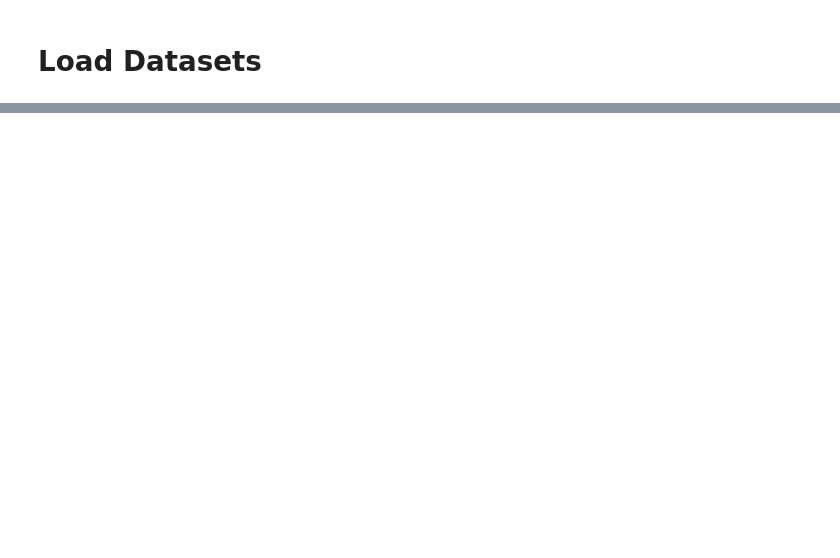
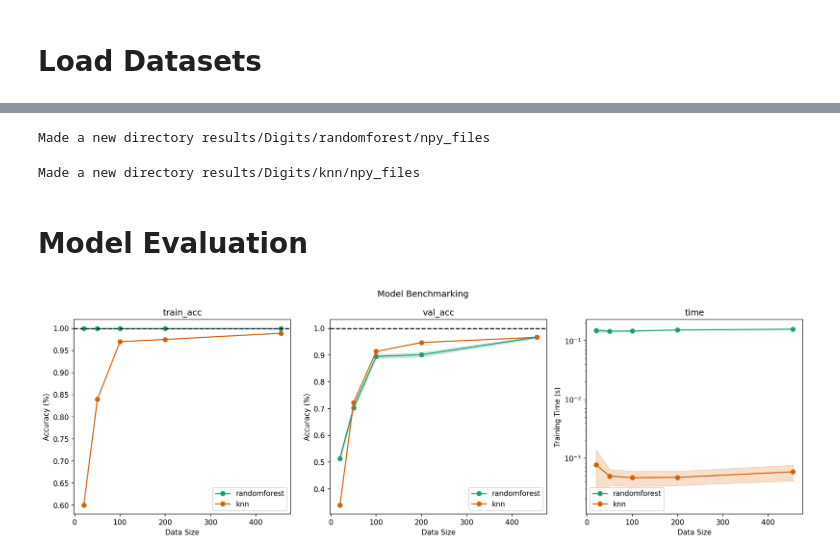
Before and after one commit to samlayton99/ML_and_Optimizaiton, a Jupyter notebook: MCMC nearest neighbor/Benchmark Tests/digits.ipynb, the cells around one changed output, grey strips where cells are left out. Drawn from its saved outputs; the diff is of its cells as text; code cells hidden in the pictures; blank space fills up the shorter version.

Commit message:
benchmarking and training on small digits dataset

```diff
--- a/MCMC nearest neighbor/Benchmark Tests/digits.ipynb
+++ b/MCMC nearest neighbor/Benchmark Tests/digits.ipynb
@@ -45,3 +45,12 @@ test_data = datasets.FashionMNIST(
     download=True,
     transform=ToTensor()
 )
+# %%
+# split data
+test_size = 0.2
+train_size = 1 - test_size
+random_state = 42
+X_train, X_test, y_train, y_test = train_test_split(digits_X, digits_y, test_size=test_size, random_state=random_state, shuffle=True)
+
+print("X shape: ", X_train.shape)
+print("y shape: ", y_train.shape)
@@ -47,0 +62,8 @@ test_data = datasets.FashionMNIST(
+# %%
+# customize based on training data
+dataset_name = "Digits"
+data_sizes = [20, 50, 100, 200, 455]
+datetime = dt.datetime.now().strftime(date_format)
+experiment_info = (dataset_name, data_sizes, X_train, y_train, X_test, y_test)
+constants = (data_sizes, datetime, dataset_name)
+pp = pprint.PrettyPrinter(indent=4)
@@ -47,0 +72,22 @@ test_data = datasets.FashionMNIST(
+# %%
+# RANDOM FOREST
+new_set = False
+if new_set:
+    datetime = dt.datetime.now().strftime(date_format)
+model_name = 'randomforest'
+
+rfr_results = benchmark_ml(model_name, experiment_info, datetime)
+benchmarking.update(rfr_results)
+# %% [output]
+Made a new directory results/Digits/randomforest/npy_files
+# %%
+# K NEAREST NEIGHBORS
+new_set = False
+if new_set:
+    datetime = dt.datetime.now().strftime(date_format)
+model_name = 'knn'
+
+knn_results = benchmark_ml(model_name, experiment_info, datetime)
+benchmarking.update(knn_results)
+# %% [output]
+Made a new directory results/Digits/knn/npy_files
@@ -47,0 +115,8 @@ test_data = datasets.FashionMNIST(
+# %% [markdown]
+# Model Evaluation
+# %%
+plot_results(benchmarking, constants,
+             save_fig=True,
+             from_data=False)
+# %% [output]
+[figure, added]
```
Also changed, not shown: parts of 7 cells of this notebook, 39 other files.
